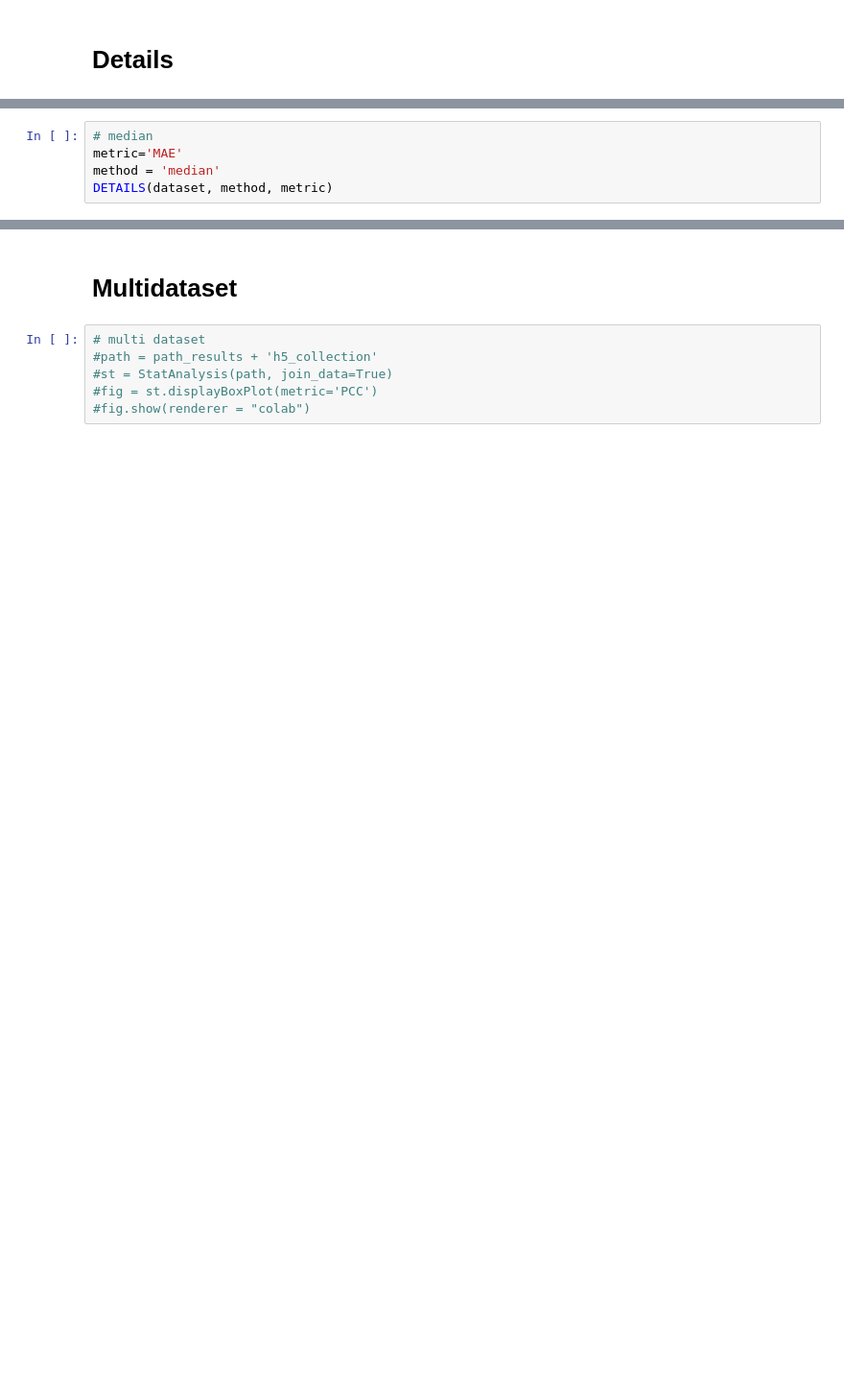
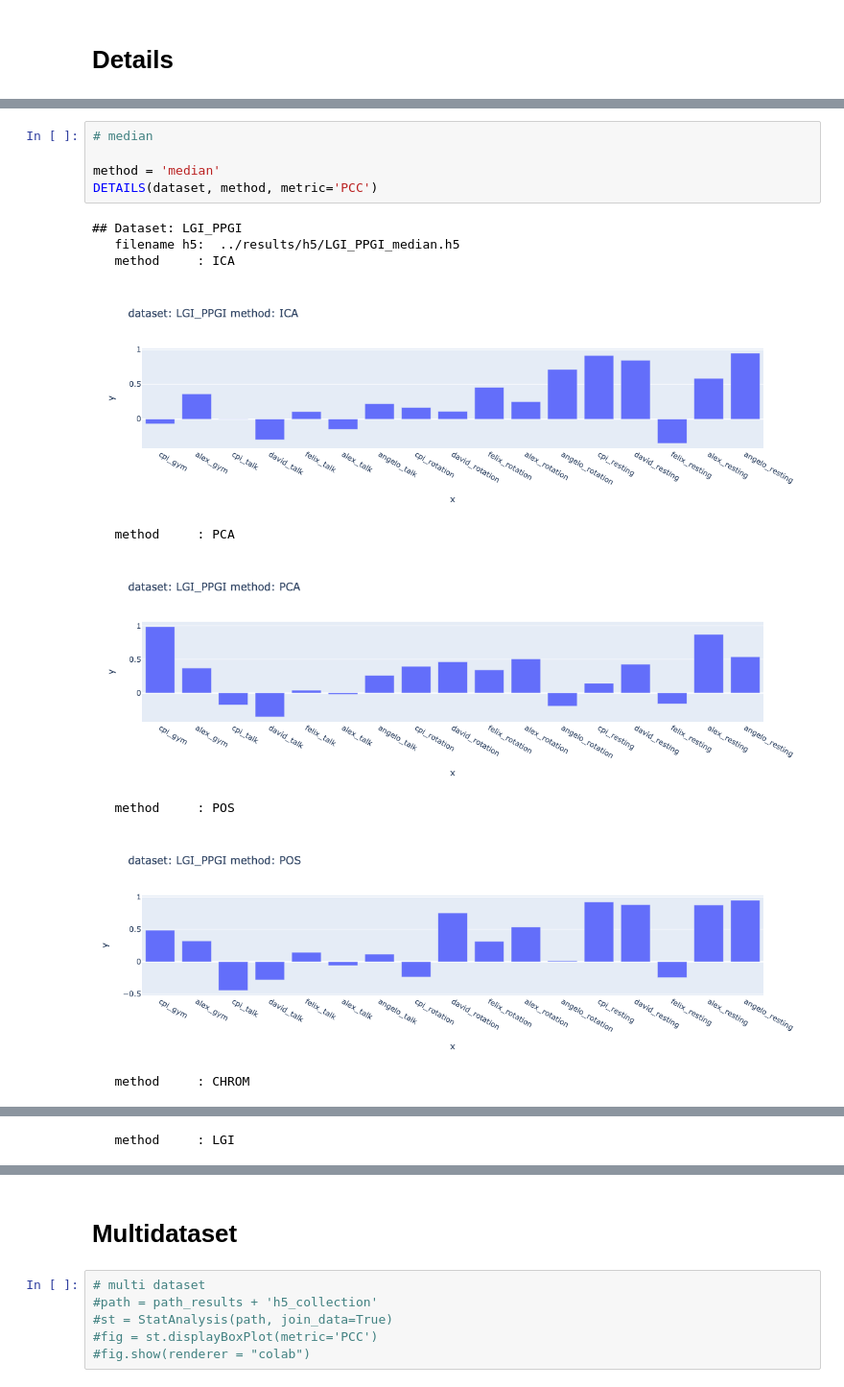
Before and after one commit to phuselab/pyVHR, a Jupyter notebook: notebooks/pyVHR_run_on_dataset.ipynb, the cells around one changed output, grey strips where cells are left out. Shown at 96% size. Saved outputs shown, nothing was run; the diff lists cells and outputs as text; blank space fills up the shorter version.

```diff
--- a/notebooks/pyVHR_run_on_dataset.ipynb
+++ b/notebooks/pyVHR_run_on_dataset.ipynb
@@ -217,5 +224,15 @@ DETAILS(dataset, method, metric='MAE')
 # %%
 # median
-metric='MAE'
+
 method = 'median'
-DETAILS(dataset, method, metric)
+DETAILS(dataset, method, metric='PCC')
+# %% [output]
+## Dataset: LGI_PPGI
+   filename h5:  ../results/h5/LGI_PPGI_median.h5
+   method     : ICA
+[figure, added]
+   method     : PCA
+[figure, added]
+   method     : POS
+[figure, added]
+   method     : CHROM
@@ -221,0 +240 @@ DETAILS(dataset, method, metric)
+   method     : LGI
```
Also changed, not shown: parts of 7 cells of this notebook, 32 other files.
